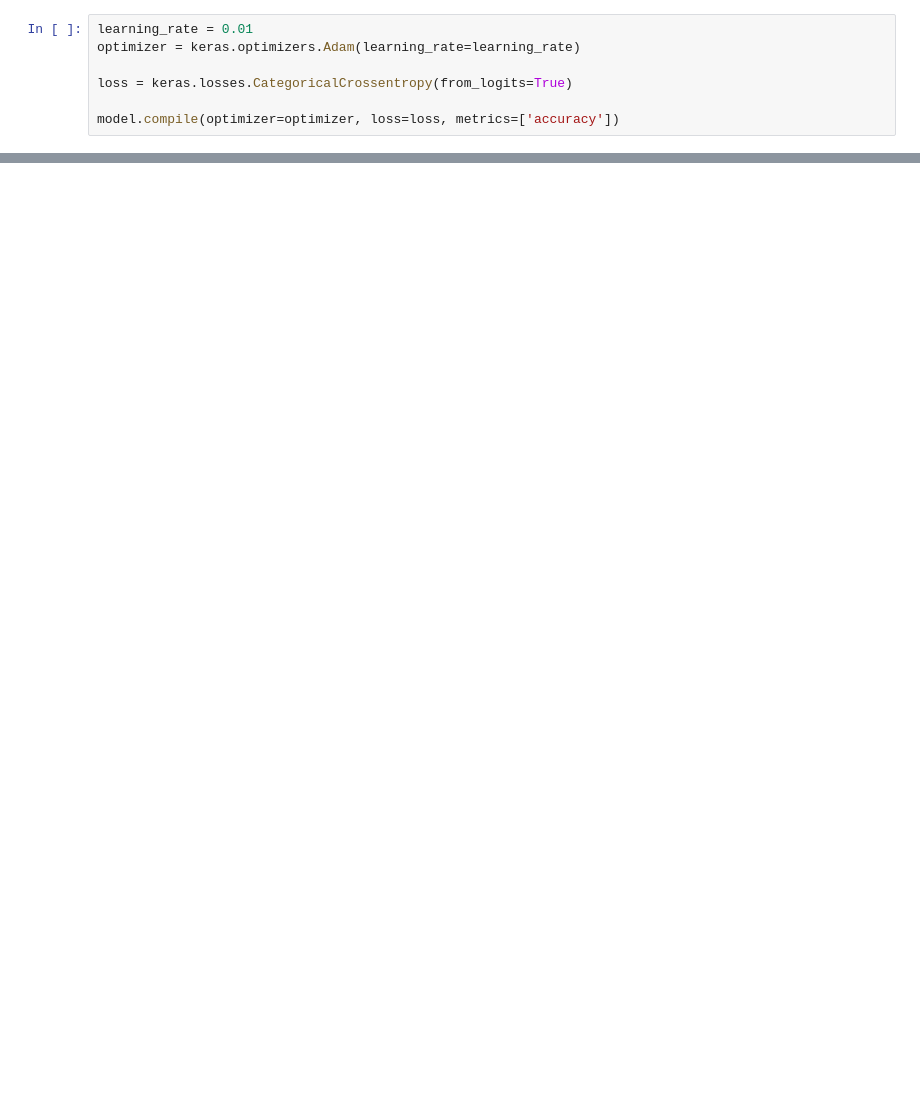
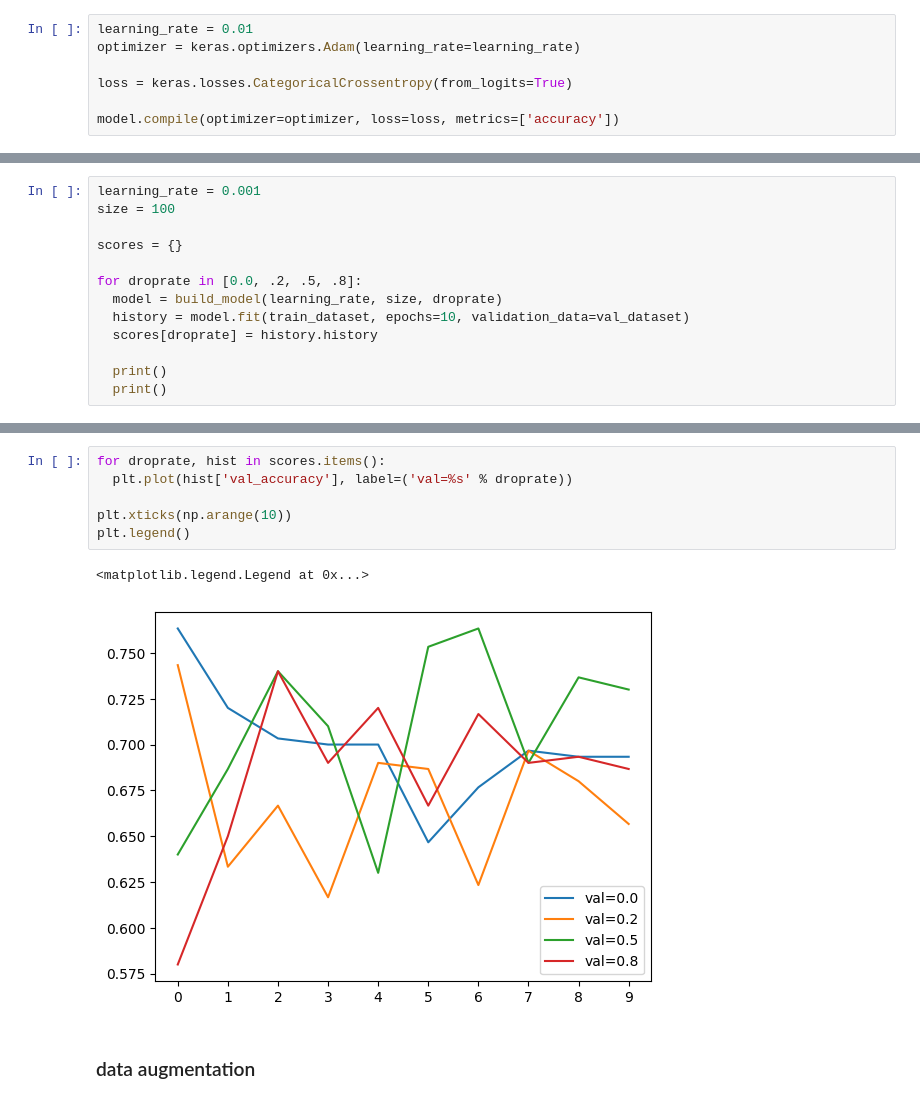
Before and after one commit to el-grudge/mleng-zoomcamp, a Jupyter notebook: capstone_01/capstone_where_am_i.ipynb, the cells around one changed output, grey strips where cells are left out. Drawn from its saved outputs; the diff is of its cells as text; blank space fills up the shorter version.

```diff
--- a/capstone_01/capstone_where_am_i.ipynb
+++ b/capstone_01/capstone_where_am_i.ipynb
@@ -178,0 +390,13 @@ plt.legend()
+# %%
+learning_rate = 0.001
+size = 100
+
+scores = {}
+
+for droprate in [0.0, .2, .5, .8]:
+  model = build_model(learning_rate, size, droprate)
+  history = model.fit(train_dataset, epochs=10, validation_data=val_dataset)
+  scores[droprate] = history.history
+
+  print()
+  print()
@@ -178,0 +421,11 @@ plt.legend()
+# %%
+for droprate, hist in scores.items():
+  plt.plot(hist['val_accuracy'], label=('val=%s' % droprate))
+
+plt.xticks(np.arange(10))
+plt.legend()
+# %% [output]
+<matplotlib.legend.Legend at 0x...>
+[figure, added]
+# %% [markdown]
+### data augmentation
```
Also changed, not shown: parts of 71 cells of this notebook.
